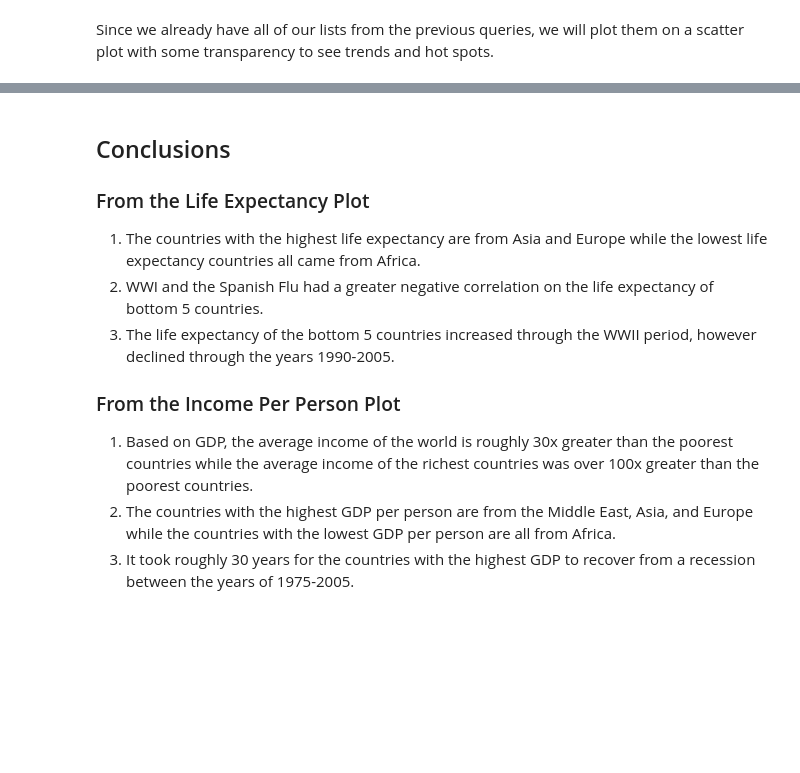
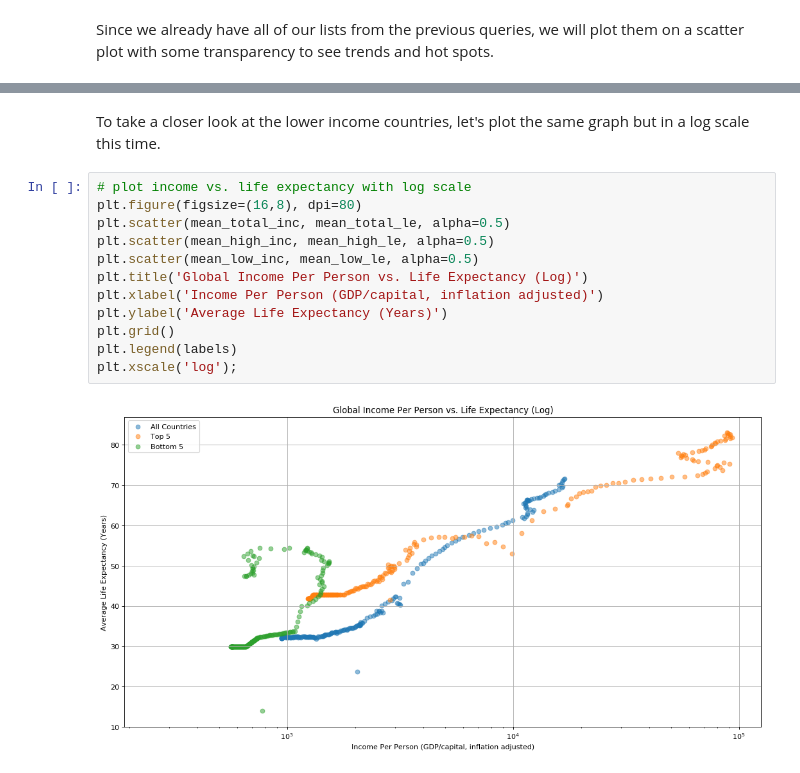
Before and after one commit to 0xjimm/gap-minder-exploration, a Jupyter notebook: investigate-a-dataset.ipynb, the cells around one changed output, grey strips where cells are left out. Drawn from its saved outputs; the diff is of its cells as text; blank space fills up the shorter version.

```diff
--- a/investigate-a-dataset.ipynb
+++ b/investigate-a-dataset.ipynb
@@ -501,13 +701,16 @@ plt.legend(labels);
-# %% [markdown]
-<a id='conclusions'></a>
-## Conclusions
-
-### From the Life Expectancy Plot
-1. The countries with the highest life expectancy are from Asia and Europe while the lowest life expectancy countries all came from Africa.
-2. WWI and the Spanish Flu had a greater negative correlation on the life expectancy of bottom 5 countries.
-3. The life expectancy of the bottom 5 countries increased through the WWII period, however declined through the years 1990-2005.
-
-### From the Income Per Person Plot
-1. Based on GDP, the average income of the world is roughly 30x greater than the poorest countries while the average income of the richest countries was over 100x greater than the poorest countries.
-2. The countries with the highest GDP per person are from the Middle East, Asia, and Europe while the countries with the lowest GDP per person are all from Africa.
-3. It took roughly 30 years for the countries with the highest GDP to recover from a recession between the years of 1975-2005.
+# %% [markdown]
+To take a closer look at the lower income countries, let's plot the same graph but in a log scale this time.
+# %%
+# plot income vs. life expectancy with log scale
+plt.figure(figsize=(16,8), dpi=80)
+plt.scatter(mean_total_inc, mean_total_le, alpha=0.5)
+plt.scatter(mean_high_inc, mean_high_le, alpha=0.5)
+plt.scatter(mean_low_inc, mean_low_le, alpha=0.5)
+plt.title('Global Income Per Person vs. Life Expectancy (Log)')
+plt.xlabel('Income Per Person (GDP/capital, inflation adjusted)')
+plt.ylabel('Average Life Expectancy (Years)')
+plt.grid()
+plt.legend(labels)
+plt.xscale('log');
+# %% [output]
+[figure, added]
```
Also changed, not shown: parts of 44 cells of this notebook.
